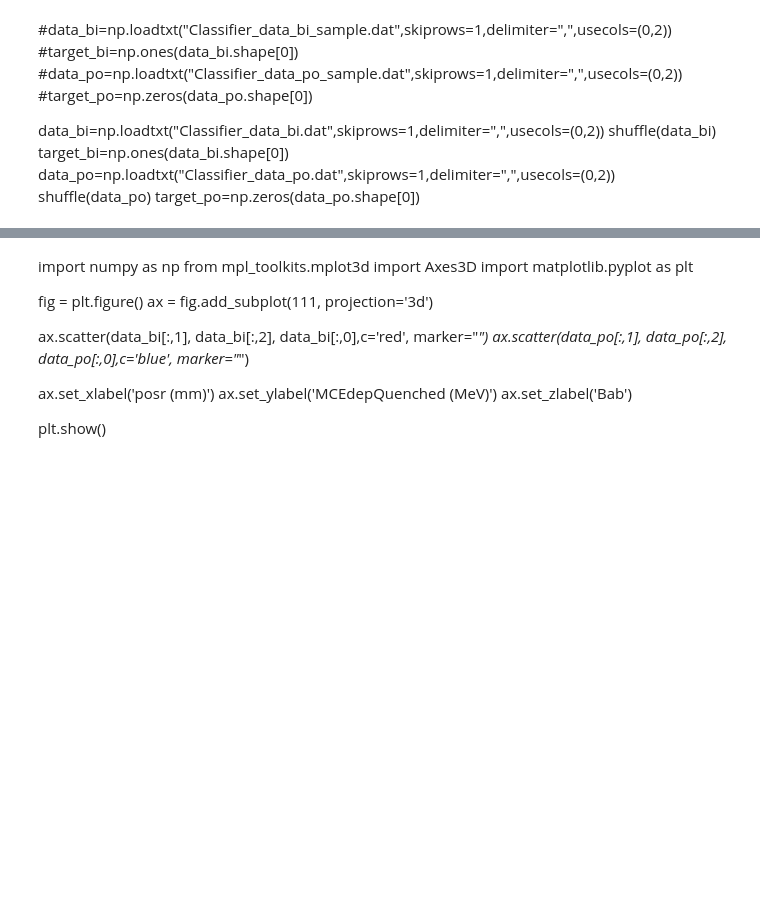
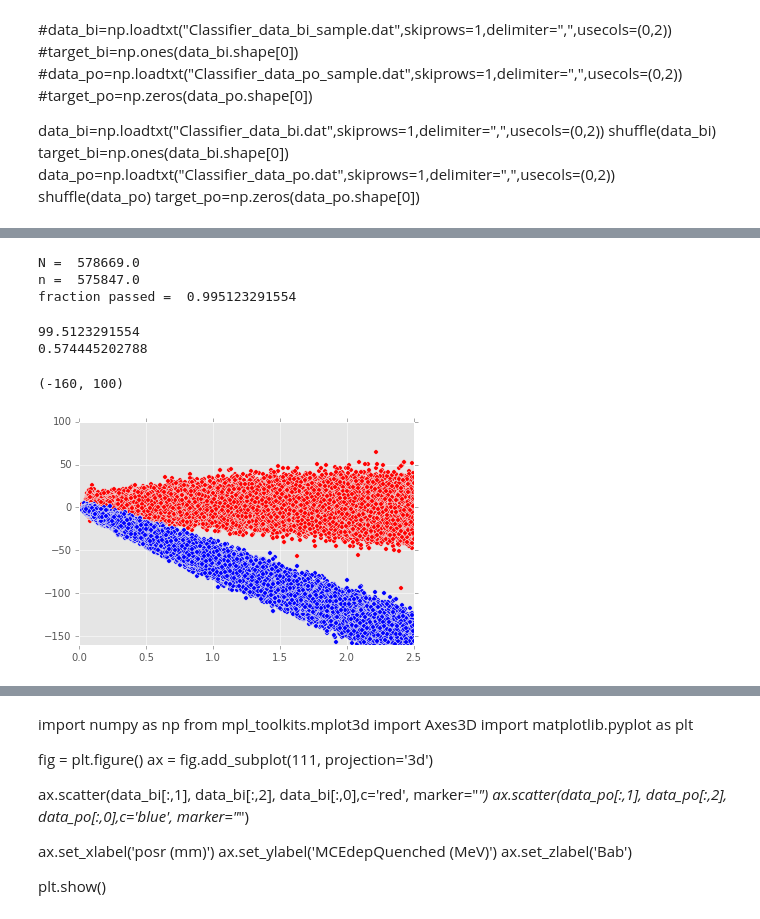
Before and after one commit to BillyLiggins/alphaBetaClassifier, a Jupyter notebook: machineLearning/notebook.ipynb, the cells around one changed output, grey strips where cells are left out. Saved outputs shown, nothing was run; the diff lists cells and outputs as text; code cells hidden in the pictures; blank space fills up the shorter version.

```diff
--- a/machineLearning/notebook.ipynb
+++ b/machineLearning/notebook.ipynb
@@ -147,0 +232,28 @@ plt.show()
+# %%
+test_bi=X_test[y_test==0]
+test_po=X_test[y_test==1]
+# %%
+boolarr=neuNet.predict(test_bi)==0
+N=float(len(test_bi))
+n=float(np.sum(boolarr))
+print "N = ", N
+print "n = ",n
+print "fraction passed = ",float(n/N)
+# %% [output]
+N =  578669.0
+n =  575847.0
+fraction passed =  0.995123291554
+# %%
+print neuNet.score(test_bi,np.zeros(len(test_bi)))*100
+print neuNet.score(test_po,np.zeros(len(test_po)))*100
+# %% [output]
+99.5123291554
+0.574445202788
+# %%
+plt.scatter(test_bi[:,0],test_bi[:,1],c="r")
+plt.scatter(test_po[:,0],test_po[:,1],c="b")
+plt.xlim([0,2.5])
+plt.ylim([-160,100])
+# %% [output]
+(-160, 100)
+[figure, added]
```
Also changed, not shown: parts of 22 cells of this notebook.
